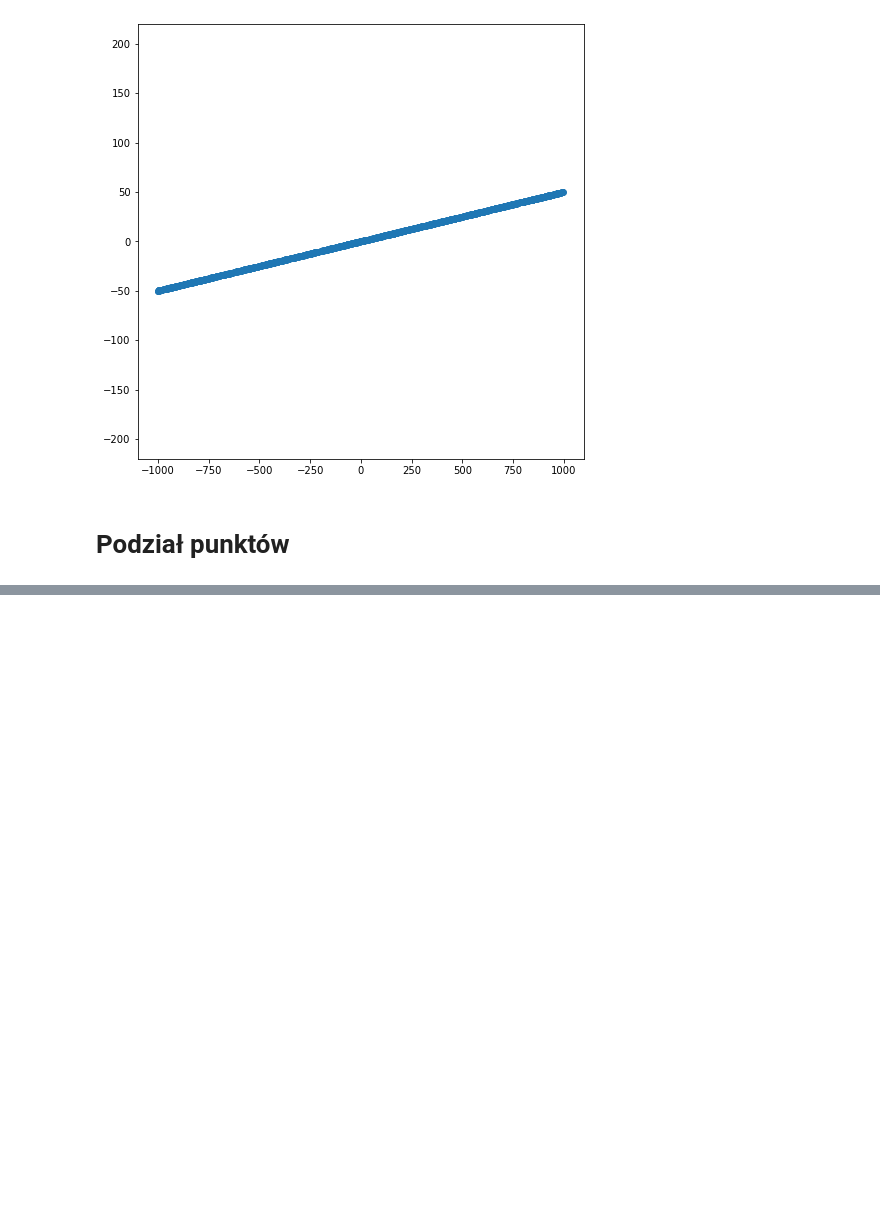
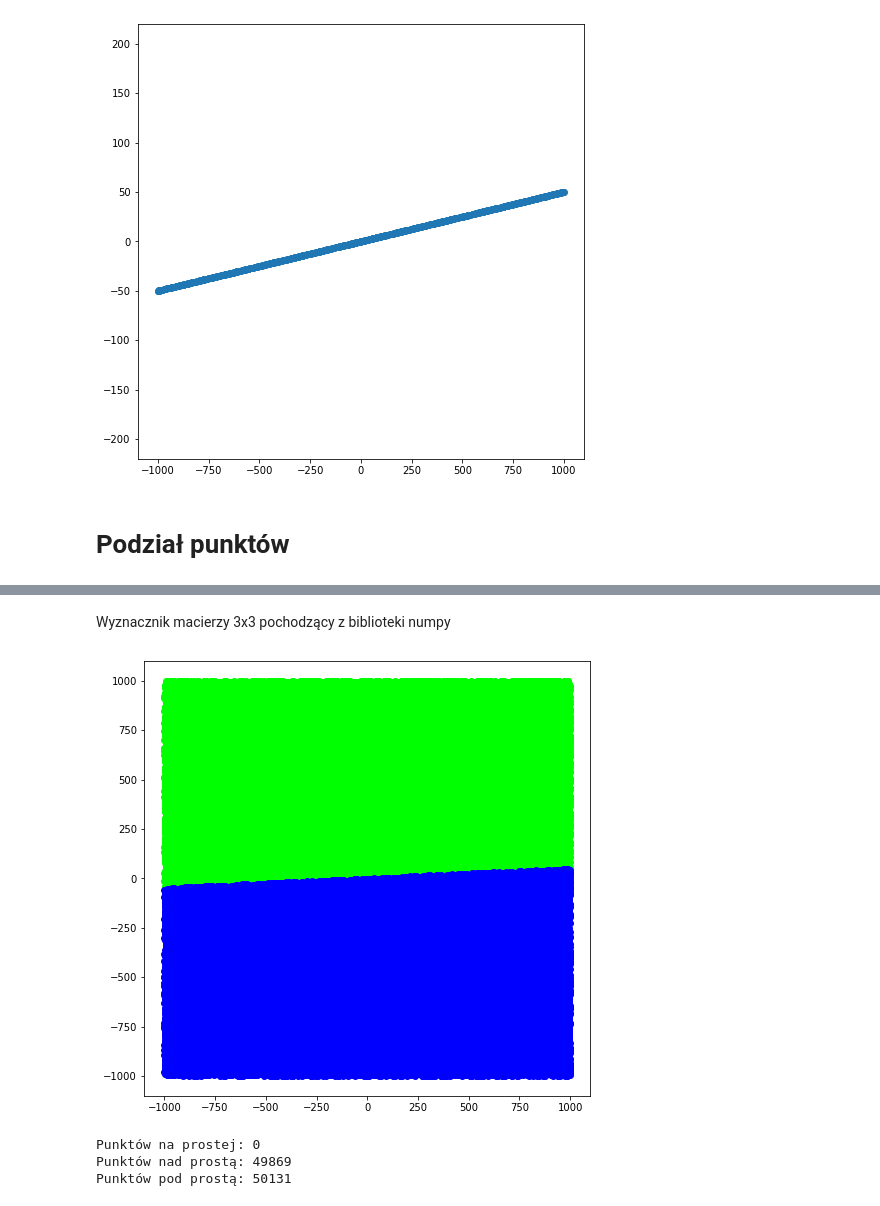
Before and after one commit to baranskixx/geometric-algorithms-labs, a Jupyter notebook: zad_001/zad1.ipynb, the cells around one changed output, grey strips where cells are left out. Cells and saved outputs as stored; diff of their text form; code cells hidden in the pictures; blank space fills up the shorter version.

```diff
--- a/zad_001/zad1.ipynb
+++ b/zad_001/zad1.ipynb
@@ -184,0 +226,17 @@ result4 = group_points(pointsD_x, pointsD_y)
+# %% [markdown]
+Wyznacznik macierzy 3x3 pochodzący z biblioteki numpy
+# %%
+adjust_plot(int(1e3))
+for i in range(3):
+    plt.scatter(x1[2][0][i], y1[2][0][i], color = colors_categories[i]/255.0)
+
+plt.show()
+
+print('Punktów na prostej: ' + str(len(x1[2][0][0])))
+print('Punktów nad prostą: ' + str(len(x1[2][0][1])))
+print('Punktów pod prostą: ' + str(len(x1[2][0][2])))
+# %% [output]
+[figure, added]
+Punktów na prostej: 0
+Punktów nad prostą: 49869
+Punktów pod prostą: 50131
```
Also changed, not shown: parts of 83 cells of this notebook.
